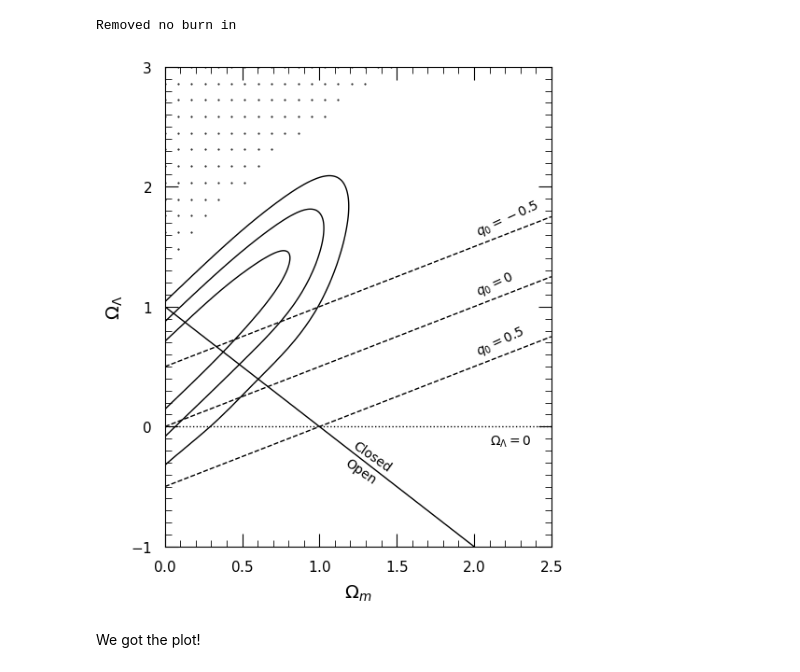
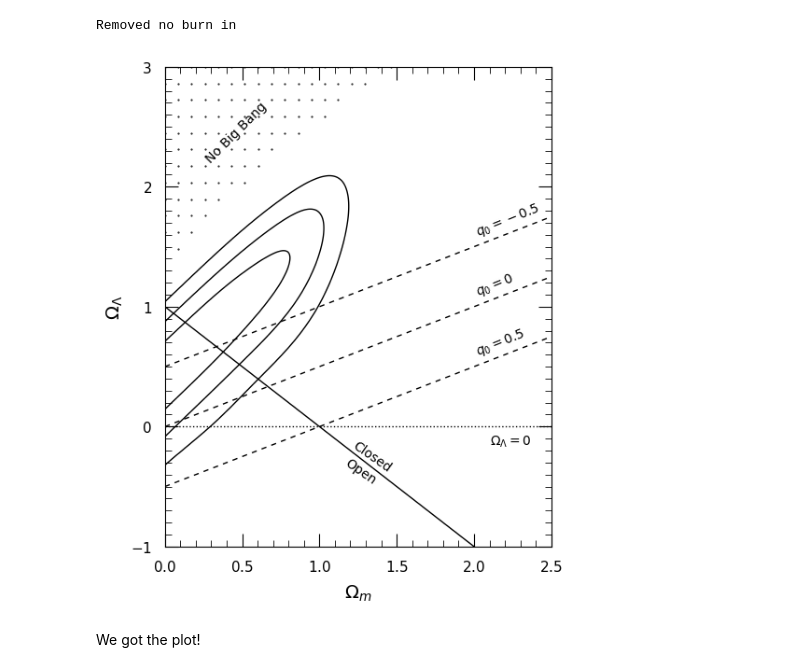
Before and after one commit to joaoreboucas1/riess, a Jupyter notebook: riess.ipynb, the cells around one changed output. Drawn from its saved outputs; the diff is of its cells as text; code cells hidden in the pictures.

Commit message:
Tweaking the plot

```diff
--- a/riess.ipynb
+++ b/riess.ipynb
@@ -319,39 +319,41 @@ g.plot_2d(mcmc, "Omega_m", "Omega_Lambda", ls='-', lws=1)
 ax.set_xlim([0, 2.5])
 ax.set_ylim([-1, 3])
 
 # Deceleration parameter lines
 om = np.linspace(0, 2.5, 50)
 ol = om/2 # q_0 = 0
-ax.plot(om, ol, color="black", ls="--", lw=1)
-ax.text(2.0, ol[-7], r"$q_0 = 0$", rotation=25)
+ax.plot(om, ol, color="black", ls="--", lw=1, dashes=(4, 4))
+ax.text(2.0, ol[-7], r"$q_0 = 0$", rotation=22)
 ol = om/2 - 0.5 # q_0 = 0.5
-ax.plot(om, ol, color="black", ls="--", lw=1)
-ax.text(2.0, ol[-7], r"$q_0 = 0.5$", rotation=25)
+ax.plot(om, ol, color="black", ls="--", lw=1, dashes=(4, 4))
+ax.text(2.0, ol[-7], r"$q_0 = 0.5$", rotation=22)
 ol = om/2 + 0.5 # q_0 = -0.5
-ax.plot(om, ol, color="black", ls="--", lw=1)
-ax.text(2.0, ol[-7], r"$q_0 = -0.5$", rotation=25)
+ax.plot(om, ol, color="black", ls="--", lw=1, dashes=(4, 4))
+ax.text(2.0, ol[-7], r"$q_0 = -0.5$", rotation=22)
 
 # Closed/Open line
 ol = 1 - om
 ax.plot(om, ol, color="black", ls="-", lw=1)
 ax.text(1.2, ol[-23], "Closed", rotation=-35)
 ax.text(1.15, ol[-21], "Open", rotation=-35)
 
 # Omega_Lambda = 0
 ol = 0*om
 ax.plot(om, ol, color="black", ls=":", lw=1)
 ax.text(2.1, -0.15, r"$\Omega_\Lambda = 0$")
 
 # No Big Bang points, we got them from a previous investigation
 for om in oms:
     for ol in ols:
         if np.isnan(chi2s[(om, ol)]): ax.scatter(om, ol, c='black', marker='.', s=1)
+ax.text(0.25, 2.2, "No Big Bang", rotation=45)
 
 ax.set_xticks(np.arange(0, 2.51, 0.1), minor=True)
 ax.set_yticks(np.arange(-1, 3, 0.1), minor=True)
 ax.tick_params(direction="in", length=10, top=True, right=True, pad=10)
 ax.tick_params(which="minor", direction="in", length=5, top=True, right=True)
+g.export("riess_reproduction.pdf")
 # %% [output]
-[figure, old version]
+[figure, new version]
 # %% [markdown]
 We got the plot!
```
Also changed, not shown: parts of 1 cell of this notebook, 1 other file.
